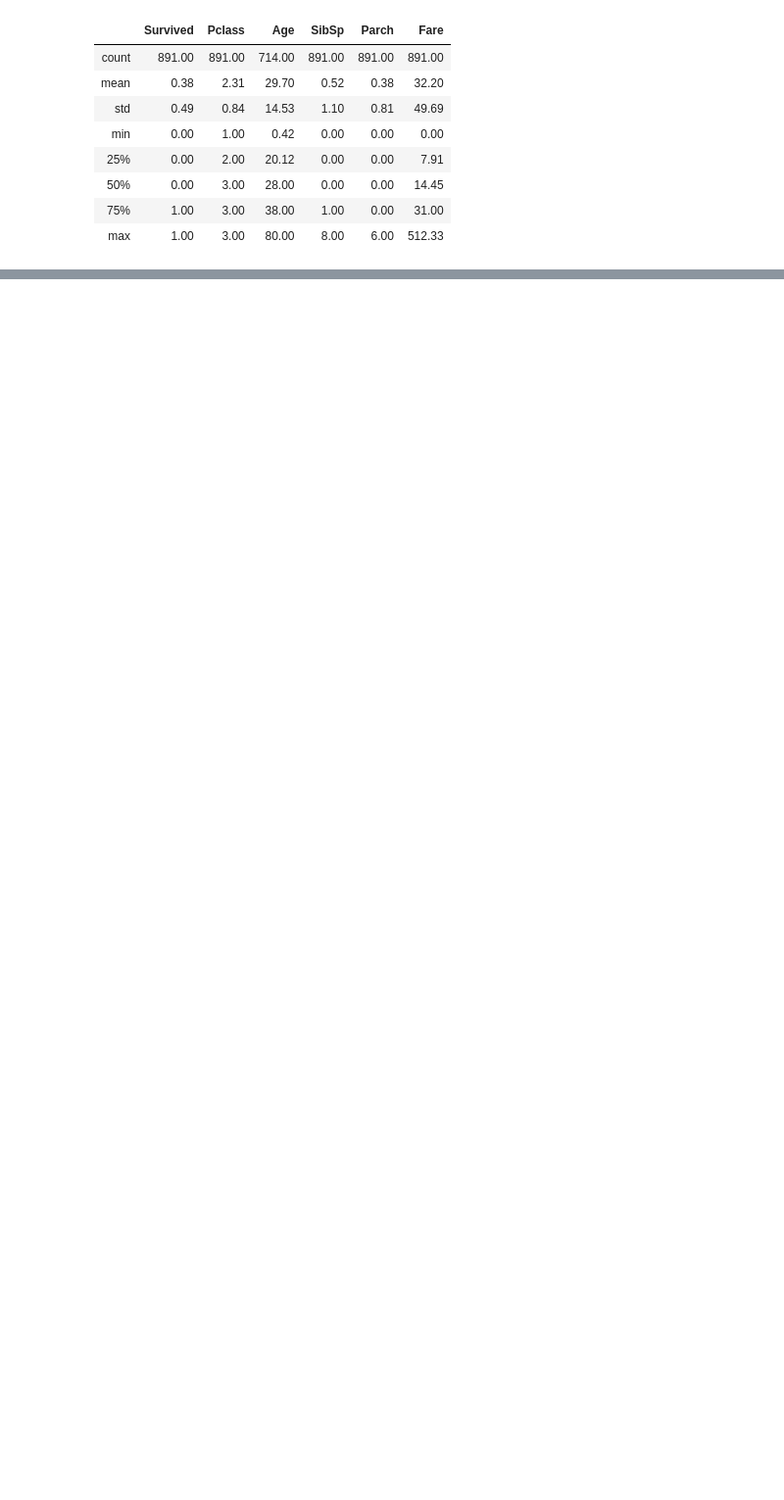
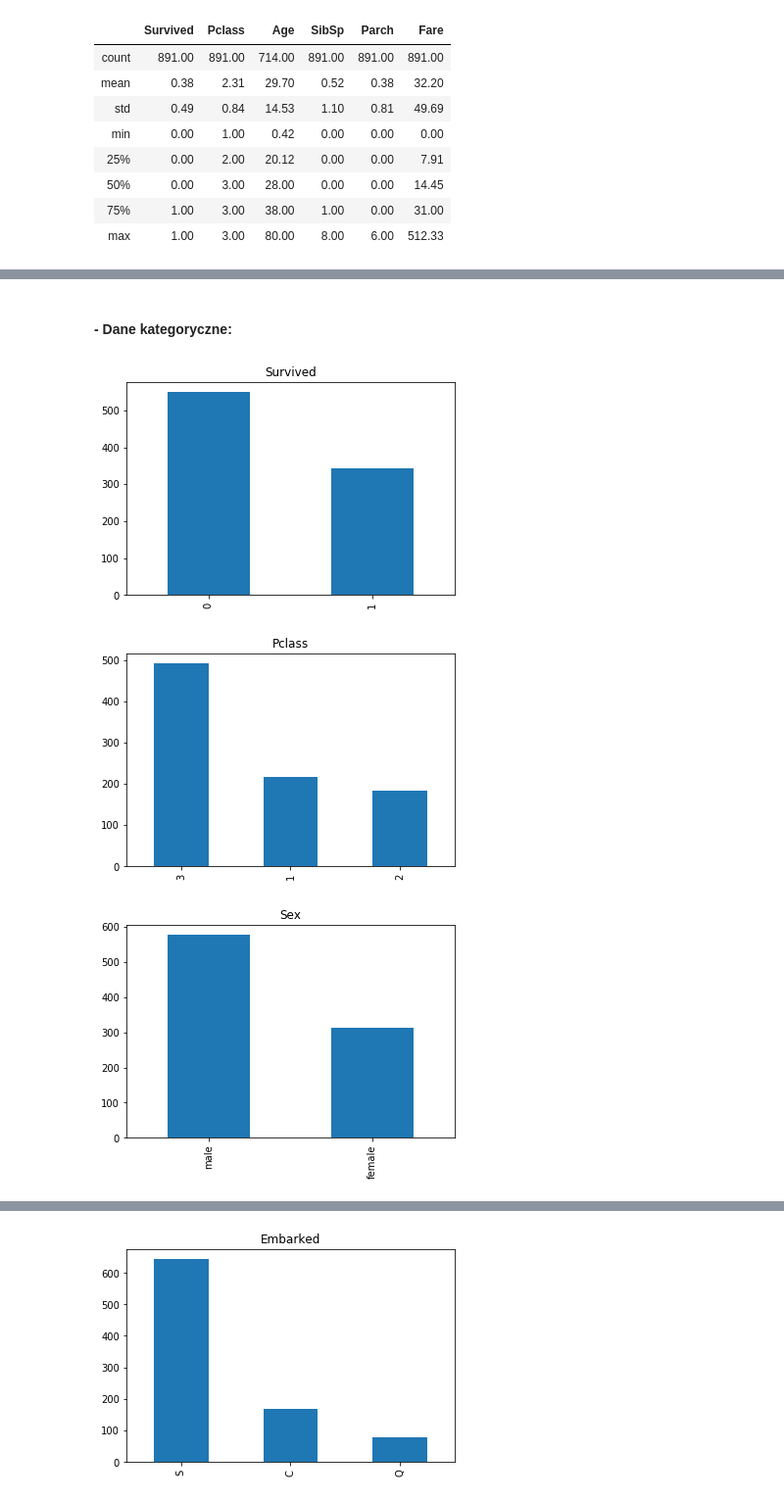
Before and after one commit to mcwilk/ML_classification, a Jupyter notebook: Titanic_ML_model_v1.ipynb, the cells around one changed output, grey strips where cells are left out. Shown at 98% size. Cells and saved outputs as stored; diff of their text form; code cells hidden in the pictures; blank space fills up the shorter version.

```diff
--- a/Titanic_ML_model_v1.ipynb
+++ b/Titanic_ML_model_v1.ipynb
@@ -159,0 +145,12 @@ dtype: int64
+# %% [markdown]
+#### - Dane kategoryczne:
+# %%
+# Podział ilościowy dla każdej z wartości danych kategorycznych
+for c in data_cat.columns:
+    data_cat[c].value_counts().plot(kind="bar")
+    plt.title(c)
+    plt.show()
+# %% [output]
+[figure, added]
+[figure, added]
+[figure, added]
@@ -159,0 +158 @@ dtype: int64
+[figure, added]
```
Also changed, not shown: parts of 27 cells of this notebook.
